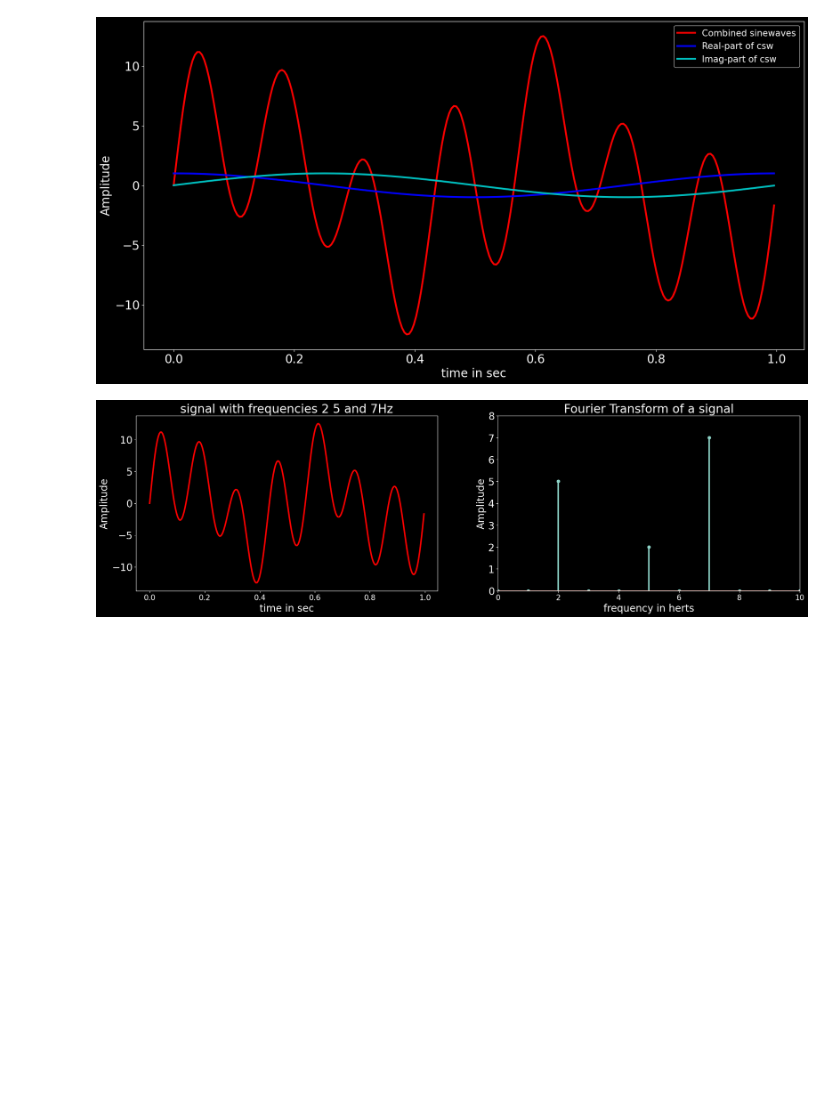
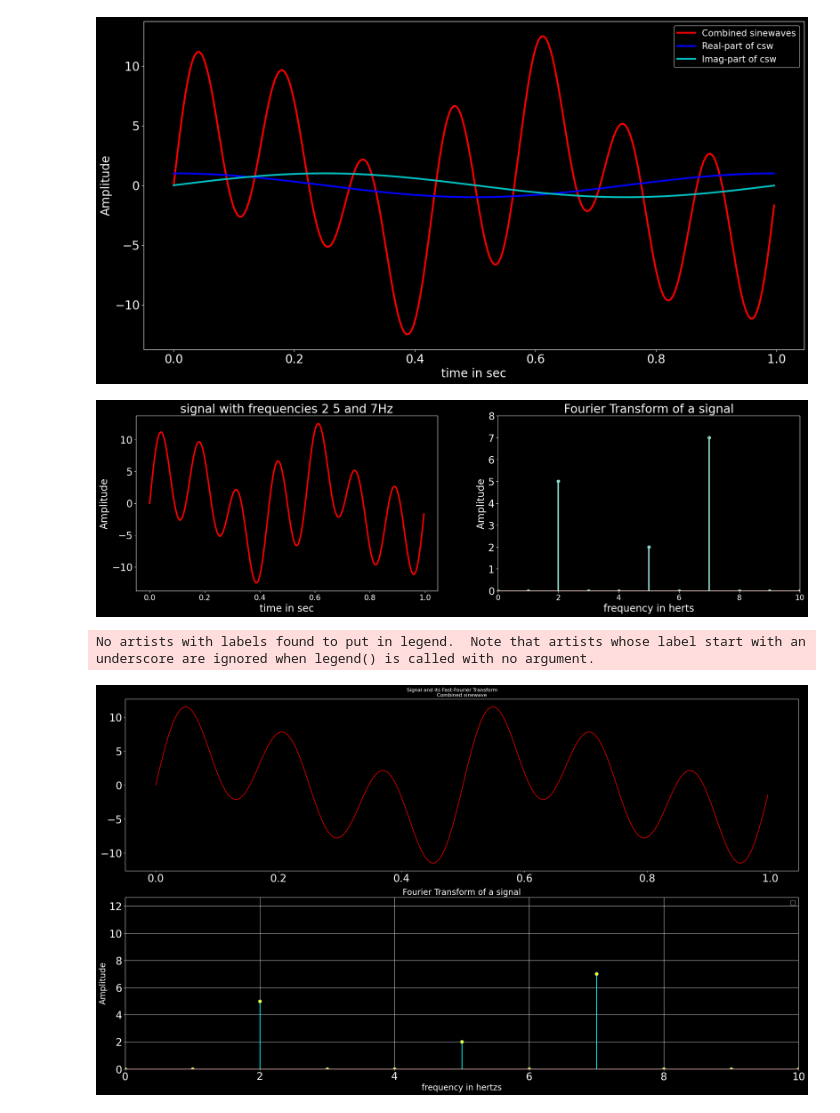
Before and after one commit to RahulChowdary221/Hello-DSP, a Jupyter notebook: fourier_transform.ipynb, the cells around one changed output. Cells and saved outputs as stored; diff of their text form; code cells hidden in the pictures; blank space fills up the shorter version.

Commit message:
feat:Added Fast-fourier transform code

```diff
--- a/fourier_transform.ipynb
+++ b/fourier_transform.ipynb
@@ -257,3 +257,46 @@ plt.title('Fourier Transform of a signal',fontsize=24)
 plt.show()
 # %% [output]
 [figure]
+# %%
+import numpy as np
+import matplotlib.pyplot as plt
+from matplotlib import style
+import scipy.fft
+import math
+srate=256
+Nyquist=srate/2
+t=np.arange(0,1,1/srate) #time vector in seconds
+x1=5*np.sin(2*np.pi*2*t)
+x2=2*np.sin(2*np.pi*4*t)
+x3=7*np.sin(2*np.pi*6*t)
+x=x1+x2+x3 #combined sinewaves
+#calculating Fourier-coefficient
+X=scipy.fft.fft(x)/len(t)
+X=2*np.abs(X)
+#converting indices into frequency
+Hz2=np.linspace(0,Nyquist,math.floor(len(t)/2+1))
+plt.figure(figsize=(24,14))
+plt.suptitle('Signal and its Fast-Fourier Transform')
+style.use('dark_background')
+plt.rcParams['xtick.labelsize']=25
+plt.rcParams['ytick.labelsize']=25
+plt.subplot(2,1,1)
+plt.plot(t,x,'r-',label='Sinewave with frequencies 2,4,6')
+plt.title('Combined sinewave')
+plt.subplot(2,1,2)
+markerline, stemlines, baseline = plt.stem(Hz1,amps[range(0,len(Hz1))])
+plt.setp(stemlines,linewidth=2)
+plt.setp(stemlines,color='cyan')
+plt.setp(markerline, markersize=8, markerfacecolor='yellow')
+plt.xlim(0,10)
+plt.ylim(0,max(x)*1.1)
+plt.xlabel('frequency in hertzs',fontsize=20)
+plt.ylabel('Amplitude',fontsize=20)
+plt.title('Fourier Transform of a signal',fontsize=20)
+plt.grid(True)
+plt.tight_layout()
+plt.legend(fontsize=15)
+plt.show()
+# %% [output]
+No artists with labels found to put in legend.  Note that artists whose label start with an underscore are ignored when legend() is called with no argument.
+[figure, added]
```
Also changed, not shown: 4 other files.
